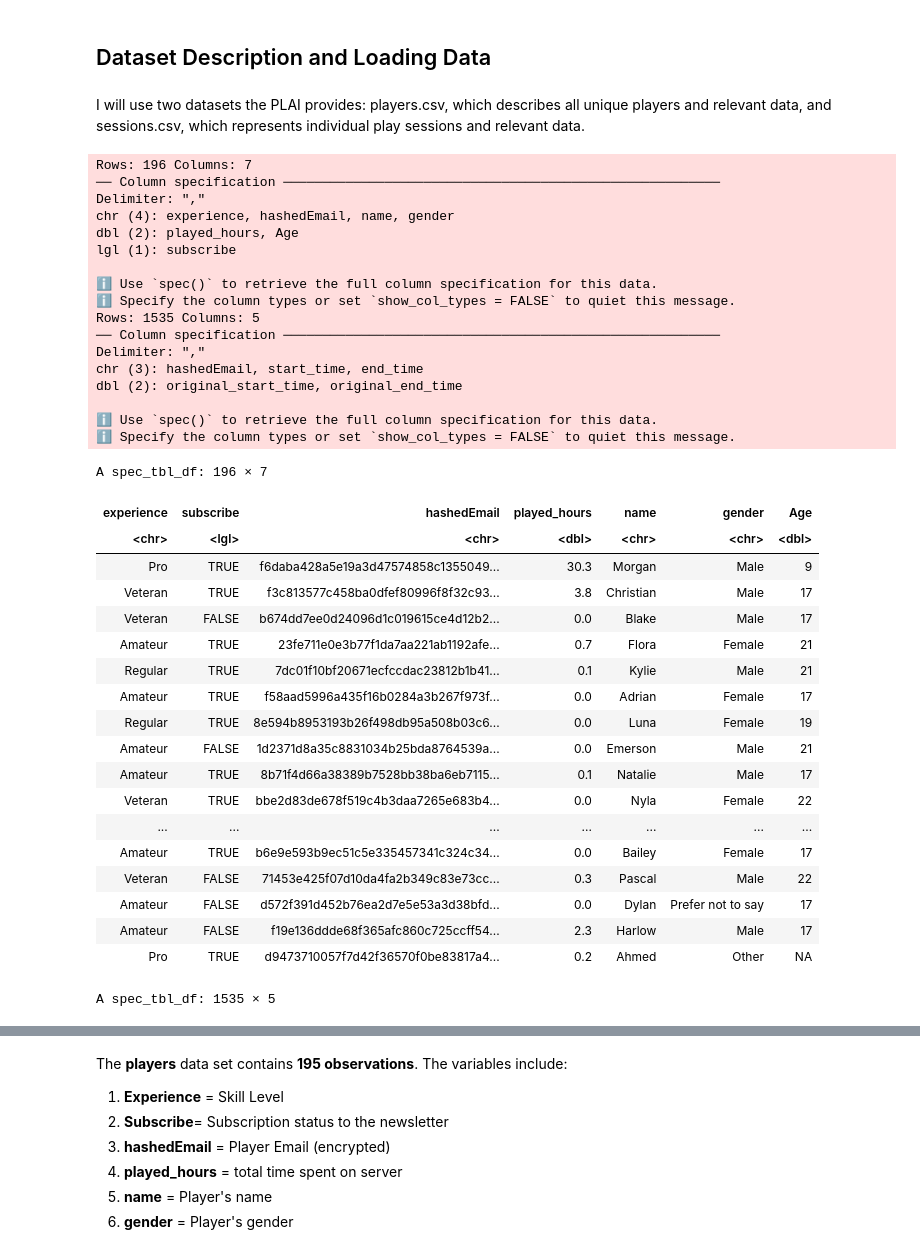
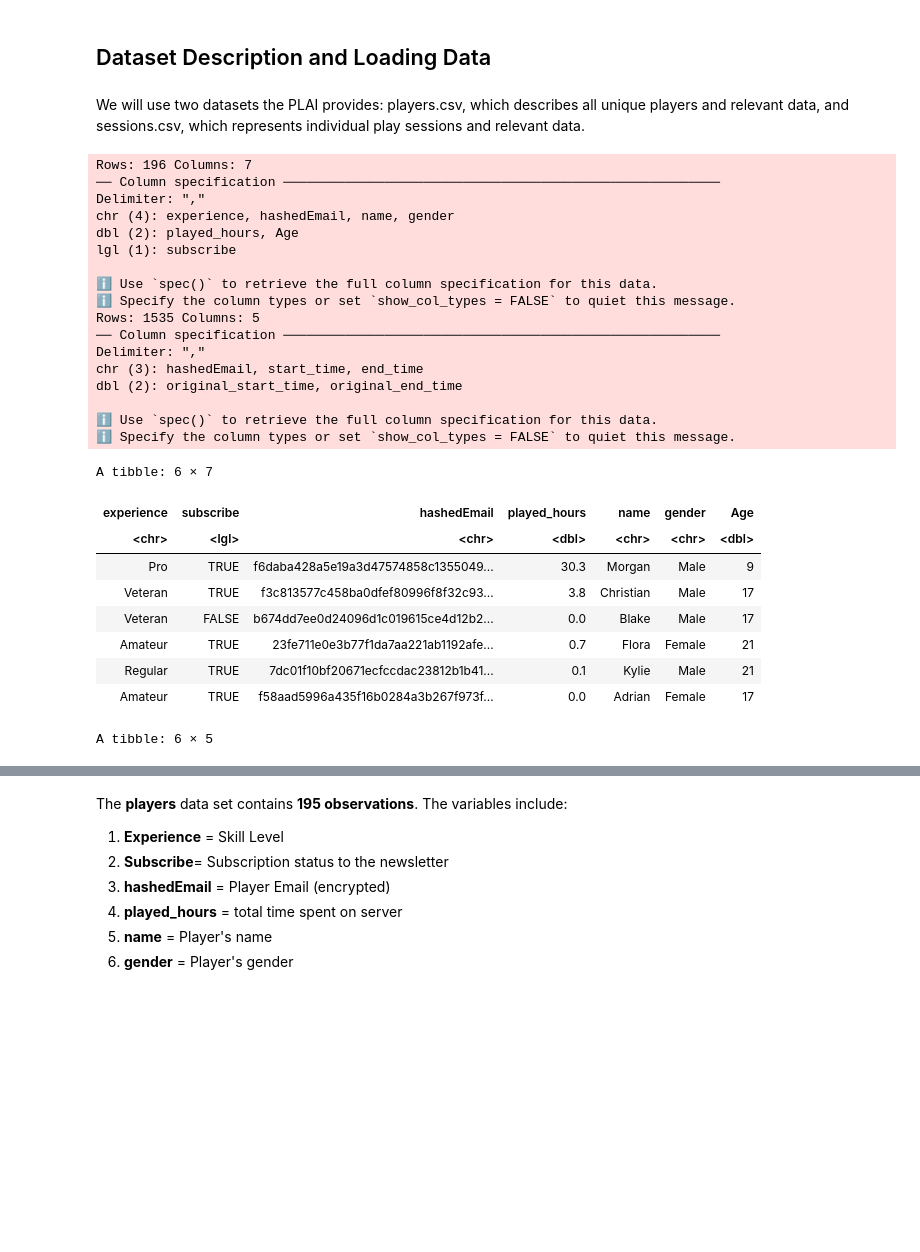
Before and after one commit to tortol867/dsci100-project-002-38, a Jupyter notebook: finalproject.ipynb, the cells around one changed output, grey strips where cells are left out. Cells and saved outputs as stored; diff of their text form; code cells hidden in the pictures; blank space fills up the shorter version.

```diff
--- a/finalproject.ipynb
+++ b/finalproject.ipynb
@@ -33,52 +35,42 @@ set.seed(333)
 # %% [markdown]
 ## Dataset Description and Loading Data
 # %% [markdown]
-I will use two datasets the PLAI provides: players.csv, which describes all unique players and relevant data, and sessions.csv, which represents individual play sessions and relevant data.
+We will use two datasets the PLAI provides: players.csv, which describes all unique players and relevant data, and sessions.csv, which represents individual play sessions and relevant data.
 # %%
 #reading in the data through GitHub
 players <- read_csv("https://raw.githubusercontent.com/rdpatel04/datascienceproject/main/players.csv")
 sessions <- read_csv("https://raw.githubusercontent.com/rdpatel04/datascienceproject/main/sessions.csv")
 
-players
-sessions
+head(players)
+head(sessions)
 # %% [output]
 Rows: 196 Columns: 7
 ── Column specification ────────────────────────────────────────────────────────
 Delimiter: ","
 chr (4): experience, hashedEmail, name, gender
 dbl (2): played_hours, Age
 lgl (1): subscribe
 
 ℹ Use `spec()` to retrieve the full column specification for this data.
 ℹ Specify the column types or set `show_col_types = FALSE` to quiet this message.
 Rows: 1535 Columns: 5
 ── Column specification ────────────────────────────────────────────────────────
 Delimiter: ","
 chr (3): hashedEmail, start_time, end_time
 dbl (2): original_start_time, original_end_time
 
 ℹ Use `spec()` to retrieve the full column specification for this data.
 ℹ Specify the column types or set `show_col_types = FALSE` to quiet this message.
-A spec_tbl_df: 196 × 7
+A tibble: 6 × 7
 | experience | subscribe | hashedEmail | played_hours | name | gender | Age |
 | <chr> | <lgl> | <chr> | <dbl> | <chr> | <chr> | <dbl> |
 | Pro | TRUE | f6daba428a5e19a3d47574858c1355049... | 30.3 | Morgan | Male | 9 |
 | Veteran | TRUE | f3c813577c458ba0dfef80996f8f32c93... | 3.8 | Christian | Male | 17 |
 | Veteran | FALSE | b674dd7ee0d24096d1c019615ce4d12b2... | 0.0 | Blake | Male | 17 |
 | Amateur | TRUE | 23fe711e0e3b77f1da7aa221ab1192afe... | 0.7 | Flora | Female | 21 |
 | Regular | TRUE | 7dc01f10bf20671ecfccdac23812b1b41... | 0.1 | Kylie | Male | 21 |
 | Amateur | TRUE | f58aad5996a435f16b0284a3b267f973f... | 0.0 | Adrian | Female | 17 |
-| Regular | TRUE | 8e594b8953193b26f498db95a508b03c6... | 0.0 | Luna | Female | 19 |
-| Amateur | FALSE | 1d2371d8a35c8831034b25bda8764539a... | 0.0 | Emerson | Male | 21 |
-| Amateur | TRUE | 8b71f4d66a38389b7528bb38ba6eb7115... | 0.1 | Natalie | Male | 17 |
-| Veteran | TRUE | bbe2d83de678f519c4b3daa7265e683b4... | 0.0 | Nyla | Female | 22 |
-| ... | ... | ... | ... | ... | ... | ... |
-| Amateur | TRUE | b6e9e593b9ec51c5e335457341c324c34... | 0.0 | Bailey | Female | 17 |
-| Veteran | FALSE | 71453e425f07d10da4fa2b349c83e73cc... | 0.3 | Pascal | Male | 22 |
-| Amateur | FALSE | d572f391d452b76ea2d7e5e53a3d38bfd... | 0.0 | Dylan | Prefer not to say | 17 |
-| Amateur | FALSE | f19e136ddde68f365afc860c725ccff54... | 2.3 | Harlow | Male | 17 |
-| Pro | TRUE | d9473710057f7d42f36570f0be83817a4... | 0.2 | Ahmed | Other | NA |
-A spec_tbl_df: 1535 × 5
+A tibble: 6 × 5
 | hashedEmail | start_time | end_time | original_start_time | original_end_time |
 | <chr> | <chr> | <chr> | <dbl> | <dbl> |
 | bfce39c89d6549f2bb94d8064d3ce69dc... | 30/06/2024 18:12 | 30/06/2024 18:24 | 1.71977e+12 | 1.71977e+12 |
```
Also changed, not shown: parts of 17 cells of this notebook.
